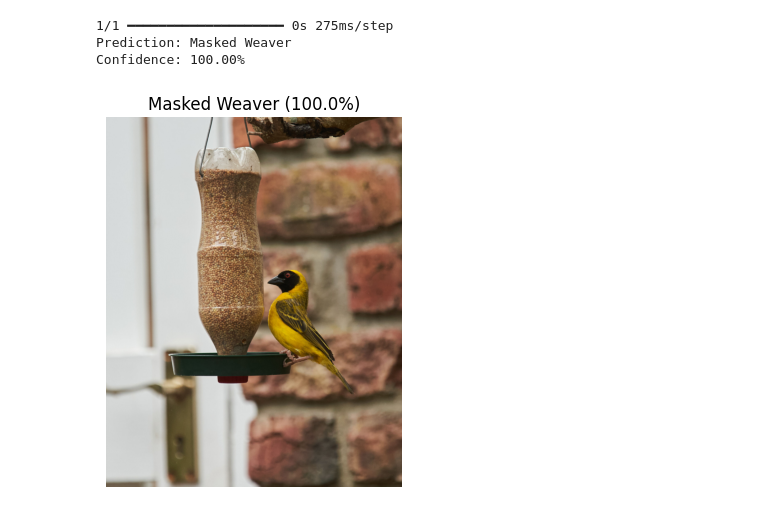
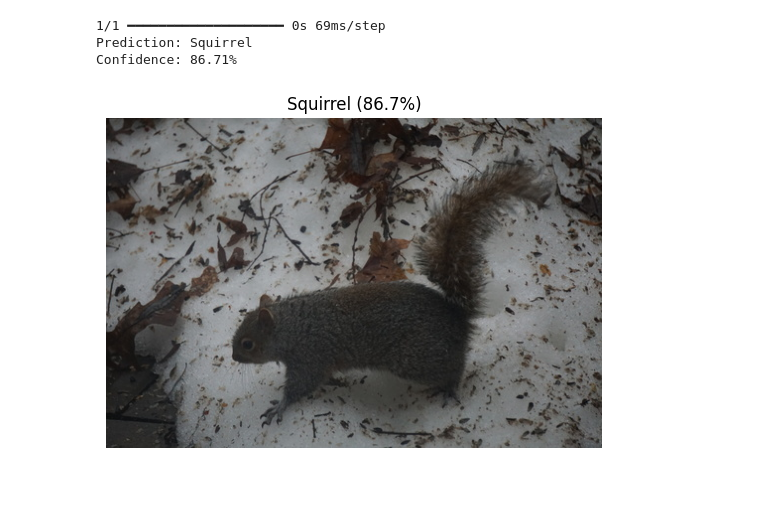
Before and after one commit to Devon-du-Toit/Birdfeeder-Species-Neural-Network, a Jupyter notebook: model_impl.ipynb, the cells around one changed output. Cells and saved outputs as stored; diff of their text form; code cells hidden in the pictures; blank space fills up the shorter version.

```diff
--- a/model_impl.ipynb
+++ b/model_impl.ipynb
@@ -5,9 +5,9 @@ from PIL import Image
 import matplotlib.pyplot as plt
 
 # === CONFIG ===
-MODEL_PATH = "3-Species-Identifier/3_Species_cnn_2025_07_19.keras"
+MODEL_PATH = "6-Species-Identifier/6_Species_cnn_2025_08_15.keras"
 IMG_SIZE = 256
-CLASS_NAMES = ['Cape Sparrow', 'Masked Weaver', 'Squirrel']
+CLASS_NAMES = ['Cape Sparrow', 'Cape White-eye', 'Masked Weaver', 'Southern Double-collared Sunbird', 'Squirrel', 'Swee Waxbill']
 
 # === Load model once ===
 model = tf.keras.models.load_model(MODEL_PATH)
@@ -40,7 +52,7 @@ def predict_image(image_path):
 # %%
-predict_image("Manual Test Data/masked_weaver_3.jpg")
+predict_image("ManualTestData/squirrel1.jpeg")
 # %% [output]
-1/1 ━━━━━━━━━━━━━━━━━━━━ 0s 275ms/step
-Prediction: Masked Weaver
-Confidence: 100.00%
+1/1 ━━━━━━━━━━━━━━━━━━━━ 0s 69ms/step
+Prediction: Squirrel
+Confidence: 86.71%
-[figure, old version]
+[figure, new version]
```
Also changed, not shown: parts of 1 cell of this notebook, 3 other files.
